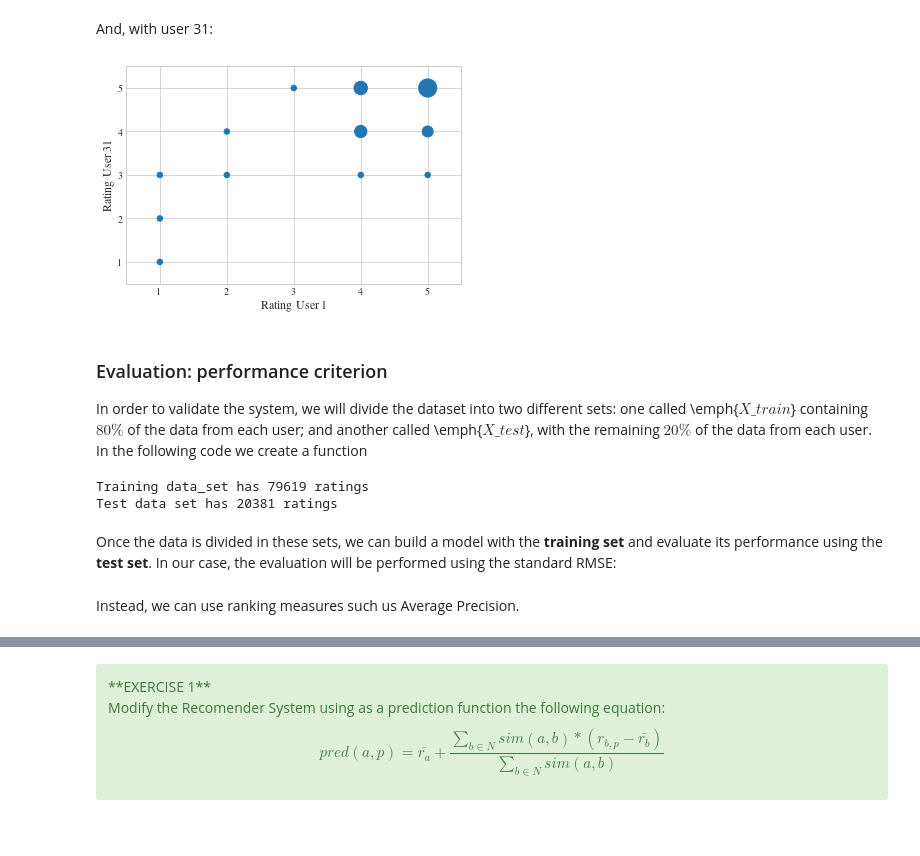
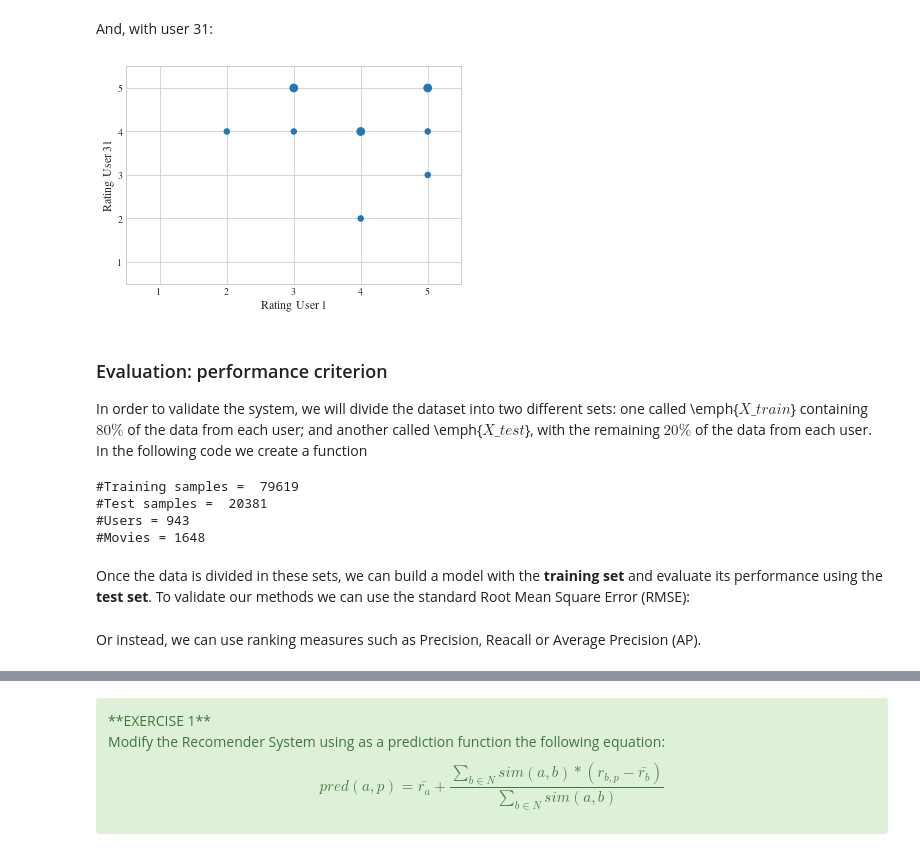
Before and after one commit to DataScienceUB/introduction-datascience-python-book, a Jupyter notebook: ch09_Recommenders.ipynb, the cells around one changed output, grey strips where cells are left out. Cells and saved outputs as stored; diff of their text form; code cells hidden in the pictures.

```diff
--- a/ch09_Recommenders.ipynb
+++ b/ch09_Recommenders.ipynb
@@ -41,26 +41,24 @@ from tqdm import tqdm # conda install -y tqdm
 
 
 # Load Data set
-u_cols = ['user_id', 'age', 'sex', 'occupation', 'zip_code']
-users = pd.read_csv('files/ch09/ml-100k/u.user', sep='|', names=u_cols)
+u_cols = [
+    'user_id', 'age', 'sex',
+    'occupation', 'zip_code']
+
+users = pd.read_csv('files/ch09/ml-100k/u.user',
+                    sep='|',
+                    names=u_cols)
 
 r_cols = ['user_id', 'movie_id', 'rating', 'unix_timestamp']
 ratings = pd.read_csv('files/ch09/ml-100k/u.data', sep='\t', names=r_cols)
 
-# the movies file contains columns indicating the movie's genres
-# let's only load the first three columns of the file with usecols
+# We will only load the first three columns of the filewith usecols
 m_cols = ['movie_id', 'title', 'release_date']
 movies = pd.read_csv('files/ch09/ml-100k/u.item', sep='|', names=m_cols, usecols=range(3), encoding='latin-1')
 
 # Construcció del DataFrame
 data = pd.merge(pd.merge(ratings, users), movies)
-data = data[['user_id','title', 'movie_id','rating','release_date','sex','age']]
-
-
-
-n_users = data.user_id.nunique()
-n_items = data.movie_id.nunique()
-
+data = data[['user_id','title', 'movie_id','rating']]
 
 print("The database has "+ str(data.shape[0]) +" observed ratings")
 print("The database has ", data.user_id.nunique()," users")
@@ -283,45 +289,46 @@ plt.show()
 # %% [markdown]
 And, with user 31:
 # %%
-user_id_1, user_id_2 = 1, 8
+user_id_1, user_id_2 = 1, 31
 movies_user1=data[data['user_id'] ==user_id_1 ][['user_id','movie_id','rating']]
 movies_user2=data[data['user_id'] ==user_id_2 ][['user_id','movie_id','rating']]
 
 # FIND SHARED FILMS
 rep=pd.merge(movies_user1 ,movies_user2,on='movie_id')
 x= rep.rating_x + np.random.normal(loc=0.0, scale=0.1,size=len(rep.rating_x))
 y= rep.rating_y +np.random.normal(loc=0.0, scale=0.1,size=len(rep.rating_y))
 
 a=rep.groupby(['rating_x', 'rating_y']).size()
 x=[]
 y=[]
 s=[]
 
 fig = plt.figure(figsize=(6,4))
 for item,b in a.iteritems():
     x.append(item[0])
     y.append(item[1])
     s.append(b*30)
 plt.scatter(x,y, s=s)
 plt.xlabel('Rating User 1')
 plt.ylabel('Rating User '+str(31))
 plt.axis([0.5,5.5,0.5,5.5])
 plt.savefig("corre131.png",dpi= 300, bbox_inches='tight')
 plt.show()
 # %% [output]
-[figure, old version]
+[figure, new version]
 # %% [markdown]
 <h3>Evaluation: performance criterion</h3>
 In order to validate the system, we will divide the dataset into two different sets: one called \emph{$X\_train$} containing  $80\%$ of the data from each user; and another called \emph{$X\_test$}, with the remaining $20\%$ of the data from each user. In the following code we create a function
 # %%
 def assign_to_set(df):
-    sampled_ids = np.random.choice(df.index,
-                                   size=np.int64(np.ceil(df.index.size * 0.2)),
-                                   replace=False)
+    sampled_ids = np.random.choice(
+        df.index,
+        size=np.int64(np.ceil(df.index.size * 0.2)),
+        replace=False)
     df.loc[sampled_ids, 'for_testing'] = True
     return df
 
-def create_train_test(data,key = 'user_id'):
+def create_train_test(data, key = 'user_id'):
     data['for_testing'] = False
     grouped = data.groupby(key, group_keys=False).apply(assign_to_set)
     # dataframe used to train our model
@@ -331,21 +338,25 @@ def create_train_test(data,key = 'user_id'):
     return data_train, data_test
 
 
-data_train, data_test =  create_train_test(data)
+X_train, X_test =  create_train_test(data)
 
-print("Training data_set has "+ str(data_train.shape[0]) +" ratings")
-print("Test data set has "+ str(data_test.shape[0]) +" ratings")
+print("#Training samples = ",X_train.shape[0])
+print("#Test samples = ",X_test.shape[0])
+print('#Users =', X_train.user_id.nunique())
+print('#Movies =',X_train.movie_id.nunique())
 # %% [output]
-Training data_set has 79619 ratings
-Test data set has 20381 ratings
+#Training samples =  79619
+#Test samples =  20381
+#Users = 943
+#Movies = 1648
 # %% [markdown]
 
-Once the data is divided in these sets, we can build a model with the **training set** and evaluate its performance using the **test set**. In our case, the evaluation will be performed using the standard RMSE:
+Once the data is divided in these sets, we can build a model with the **training set** and evaluate its performance using the **test set**. To validate our methods we can use the standard Root Mean Square Error (RMSE):
 # %%
 def compute_rmse(y_pred, y_true):
     """ Compute Root Mean Squared Error. """
     return np.sqrt(np.mean(np.power(y_pred - y_true, 2)))
 # %% [markdown]
-Instead, we can use ranking measures such us Average Precision.
+Or instead, we can use ranking measures such as Precision, Reacall or Average Precision (AP).
 # %%
 def precision(recommended_items, relevant_items):
```
Also changed, not shown: parts of 47 cells of this notebook.
